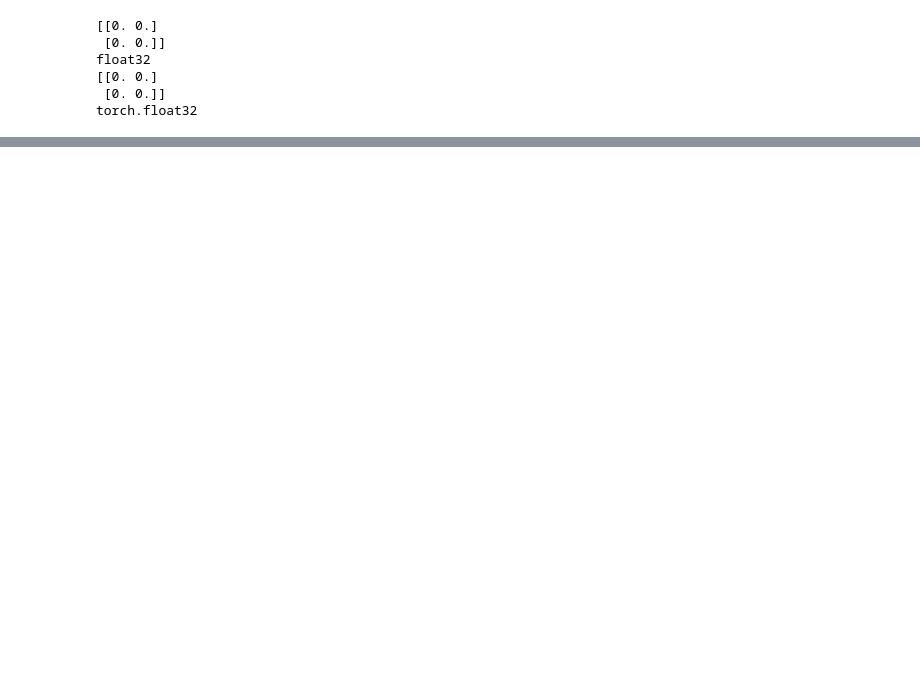
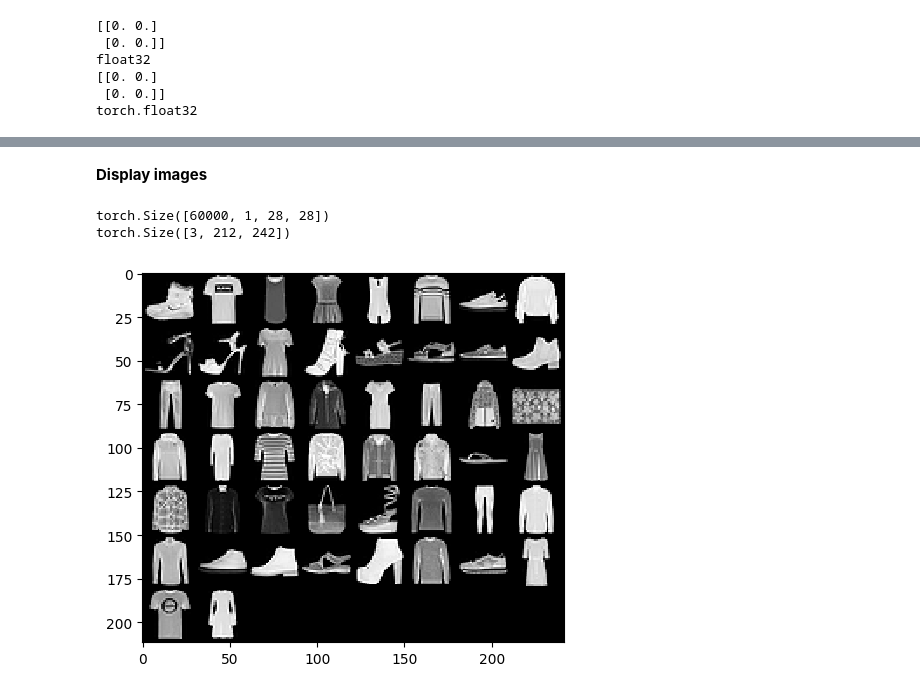
Before and after one commit to AleksandrMorozov123/Computer-vision-with-PyTorch, a Jupyter notebook: computer-vision-with-pytorch.ipynb, the cells around one changed output, grey strips where cells are left out. Cells and saved outputs as stored; diff of their text form; code cells hidden in the pictures; blank space fills up the shorter version.

Commit message:
Kaggle Notebook | Computer vision with PyTorch | Version 3

```diff
--- a/computer-vision-with-pytorch.ipynb
+++ b/computer-vision-with-pytorch.ipynb
@@ -91,0 +125,15 @@ torch.float32
+# %%
+from torchvision import datasets
+
+path2data = 'FashionMNIST/raw/train-images-idx3-ubyte'
+
+train_data = torchvision.datasets.FashionMNIST(path2data, train = True, download=True)
+
+x_train, y_train = train_data.data, train_data.targets
+print (x_train.shape)
+print (y_train.shape)
+
+val_data = torchvision.datasets.FashionMNIST(path2data, train = False, download=True)
+x_val, y_val = val_data.data, val_data.targets
+print (x_val.shape)
+print (y_val.shape)
@@ -91,0 +161,37 @@ torch.float32
+# %% [markdown]
+**Display images**
+# %%
+from torchvision import utils
+import matplotlib.pyplot as plt
+import numpy as np
+%matplotlib inline
+
+# adding a dimension to tensor to become B*C*H*H
+if len (x_train.shape) == 3:
+    x_train = x_train.unsqueeze (1)
+print (x_train.shape)
+
+if len(x_val.shape) == 3:
+    x_val = x_val.unsqueeze (1)
+
+# make a grid of 50 images, 8 images per row
+x_grid = utils.make_grid (x_train[:50], nrow = 8, padding = 2)
+print (x_grid.shape)
+
+# function to display images
+def show (img):
+    # convert tensor to numpy array
+    npimg = img.numpy ()
+
+    # convert to H*W*C shape
+    npimg_tr = np.transpose (npimg, (1, 2, 0))
+
+    # display images
+    plt.imshow (npimg_tr, interpolation = 'nearest')
+
+# call function for display images
+show (x_grid)
+# %% [output]
+torch.Size([60000, 1, 28, 28])
+torch.Size([3, 212, 242])
+[figure, added]
```
Also changed, not shown: parts of 11 cells of this notebook.
